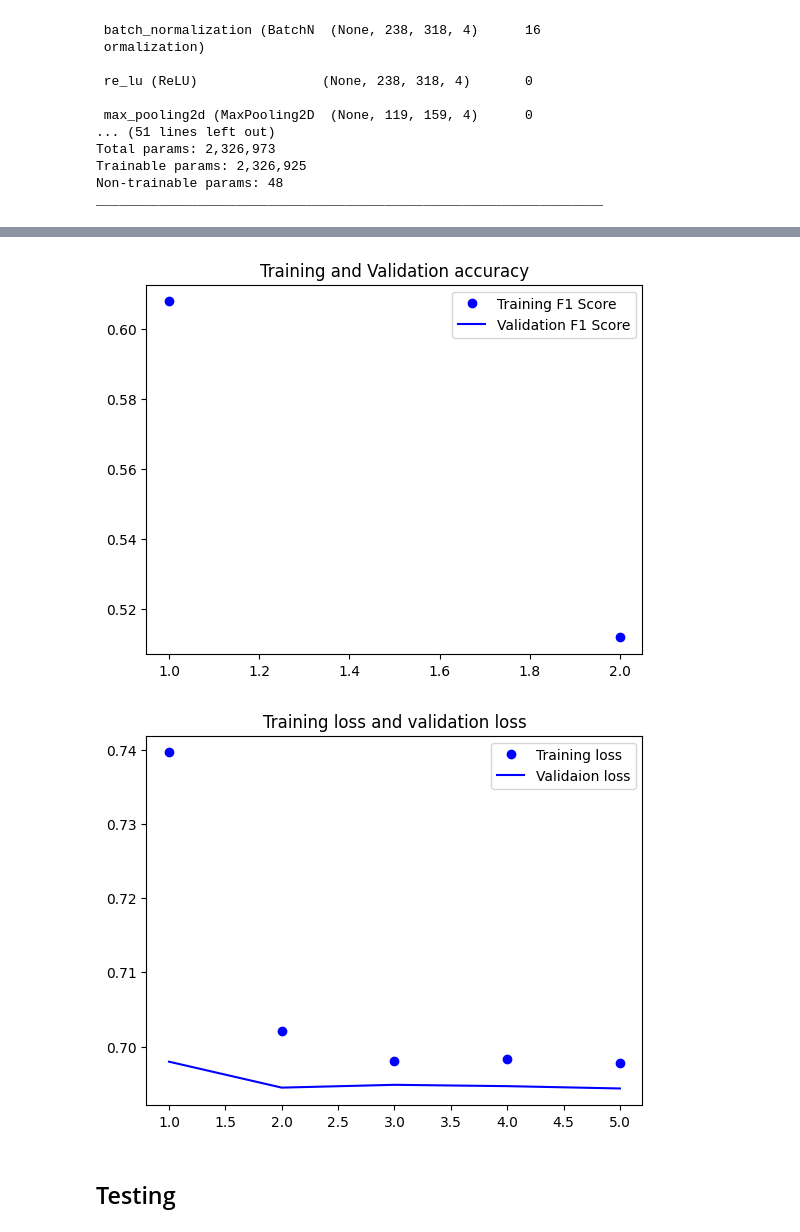
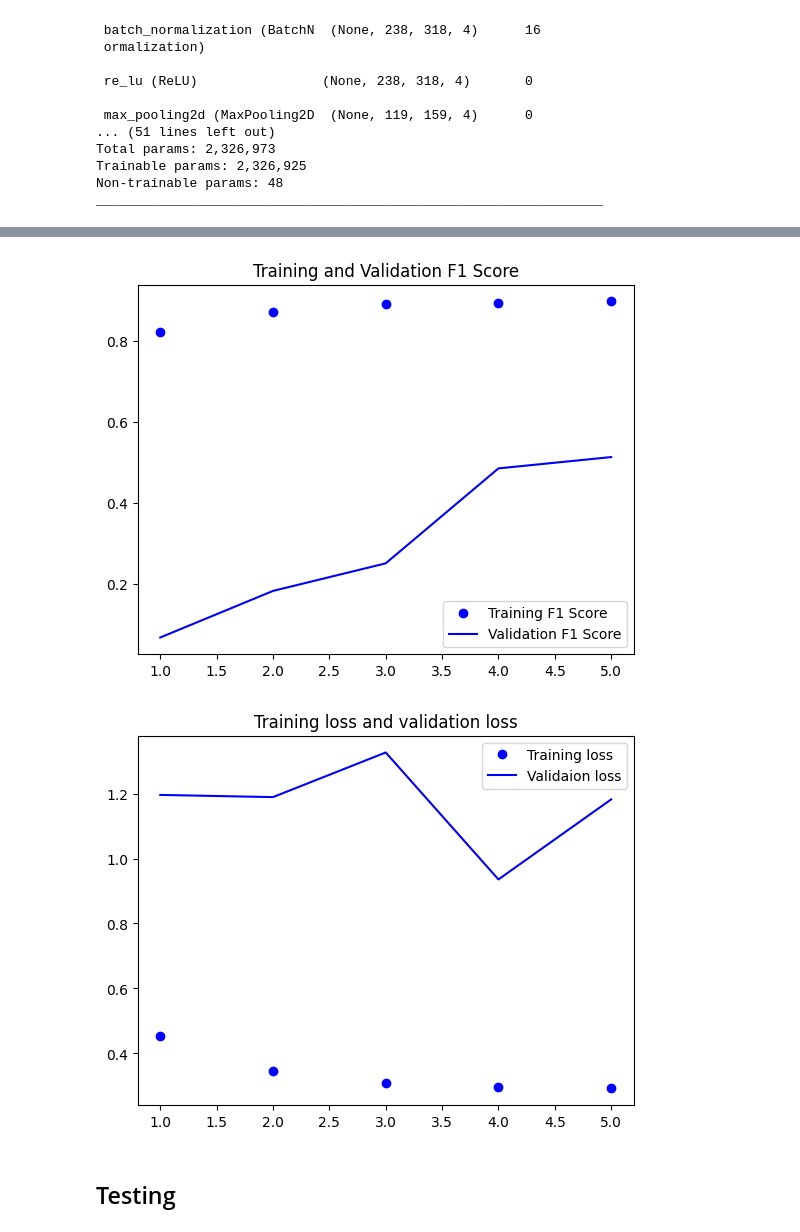
Before and after one commit to BerkeleyExpertSystemTechnologiesLab/Squishy-Methane-Analysis, a Jupyter notebook: MethaneCNN/Leak_Nonleak_Classification.ipynb, the cells around one changed output, grey strips where cells are left out. Saved outputs shown, nothing was run; the diff lists cells and outputs as text; code cells hidden in the pictures.

```diff
--- a/MethaneCNN/Leak_Nonleak_Classification.ipynb
+++ b/MethaneCNN/Leak_Nonleak_Classification.ipynb
@@ -69,9 +69,10 @@ def extractImages(pathIn, pathOut, leakRange, nonleakRange):
     #setting up moving average list
     prev_imgs = []
     prev_limit = 10 #210 in paper
+
+    vidcap = cv2.VideoCapture(pathIn)
     #setting start of video to the start frame
-    vidcap = cv2.VideoCapture(pathIn)
-    vidcap.set(cv2.CAP_PROP_POS_MSEC, (start))
+    vidcap.set(cv2.CAP_PROP_POS_FRAMES, start)
     #reading frame
     success,image = vidcap.read()
     success = True
@@ -81,13 +82,15 @@ def extractImages(pathIn, pathOut, leakRange, nonleakRange):
     prev_imgs.append(image)
     median_img = calc_median(prev_imgs)
     image = cv2.absdiff(image, median_img)
+
     image = image.reshape(*(image.shape), 1)
     X_design.append(np.array(image))
     start += 15
+
     if vidcap.isOpened():
       while success and start < end:
           # vidcap.set(cv2.CAP_PROP_POS_MSEC, (start*1000))    # added this line
-          vidcap.set(cv2.CAP_PROP_POS_MSEC, (start))
+          vidcap.set(cv2.CAP_PROP_POS_FRAMES, start)
           success, image = vidcap.read()
           if success:
             #print ('Read a new frame: ', count, " ,isleak: ", isleak)
@@ -101,13 +104,12 @@ def extractImages(pathIn, pathOut, leakRange, nonleakRange):
 
             median_img = calc_median(prev_imgs)
             image = cv2.absdiff(image, median_img)
+            # if isleak:
+            #   cv2.imwrite(os.path.join(pathOut, "leak.frame%d.jpg" % start), image)     # save frame as JPEG file
+            #   label = 1
+            # else:
+            #   cv2.imwrite(os.path.join(pathOut, "nonleak.frame%d.jpg" % start), image)
             image = image.reshape(*(image.shape), 1)
-
-            if isleak:
-              cv2.imwrite(os.path.join(pathOut, "leak.frame%d.jpg" % start), image)     # save frame as JPEG file
-              label = 1
-            else:
-              cv2.imwrite(os.path.join(pathOut, "nonleak.frame%d.jpg" % start), image)
             X_design.append(np.array(image))
             start += 15
           else:
@@ -411,29 +421,29 @@ Epoch 5/5
 # %%
 import matplotlib.pyplot as plt
 
 f1 = history.history['F1Score']
 val_f1 = history.history['val_F1Score']
 loss = history.history['loss']
 val_loss = history.history['val_loss']
 
 epochs = range(1, len(f1) + 1)
 
 plt.plot(epochs, f1, 'bo', label='Training F1 Score')
 plt.plot(epochs, val_f1, 'b', label='Validation F1 Score')
-plt.title('Training and Validation accuracy')
+plt.title('Training and Validation F1 Score')
 plt.legend()
 
 plt.figure()
 
 plt.plot(epochs, loss, 'bo', label='Training loss')
 plt.plot(epochs, val_loss, 'b', label='Validaion loss')
 plt.title('Training loss and validation loss')
 plt.legend()
 
 plt.show()
 # %% [output]
-[figure, old version]
+[figure, new version]
-[figure, old version]
+[figure, new version]
 # %% [markdown]
 ## Testing
 # %%
```
Also changed, not shown: parts of 9 cells of this notebook.
